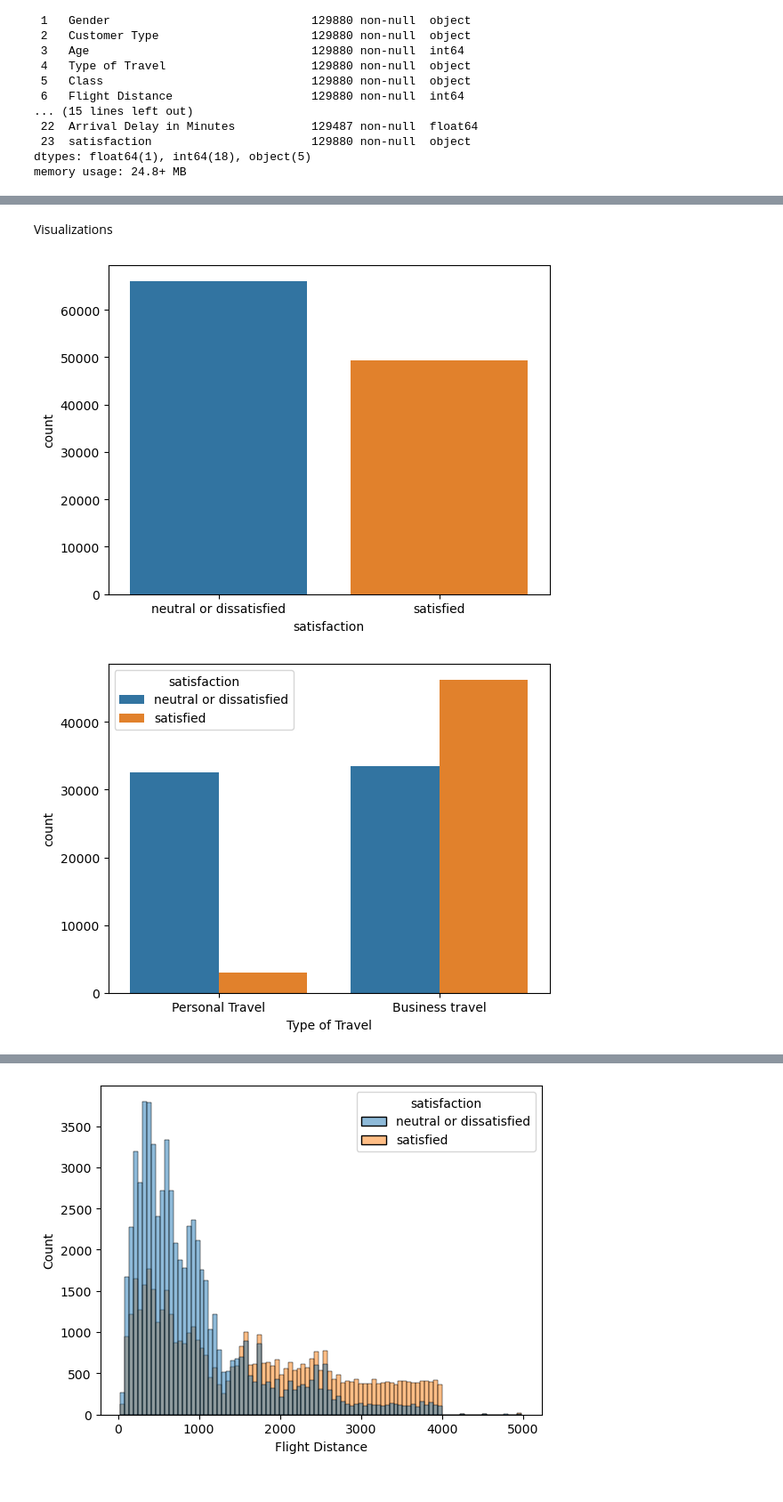
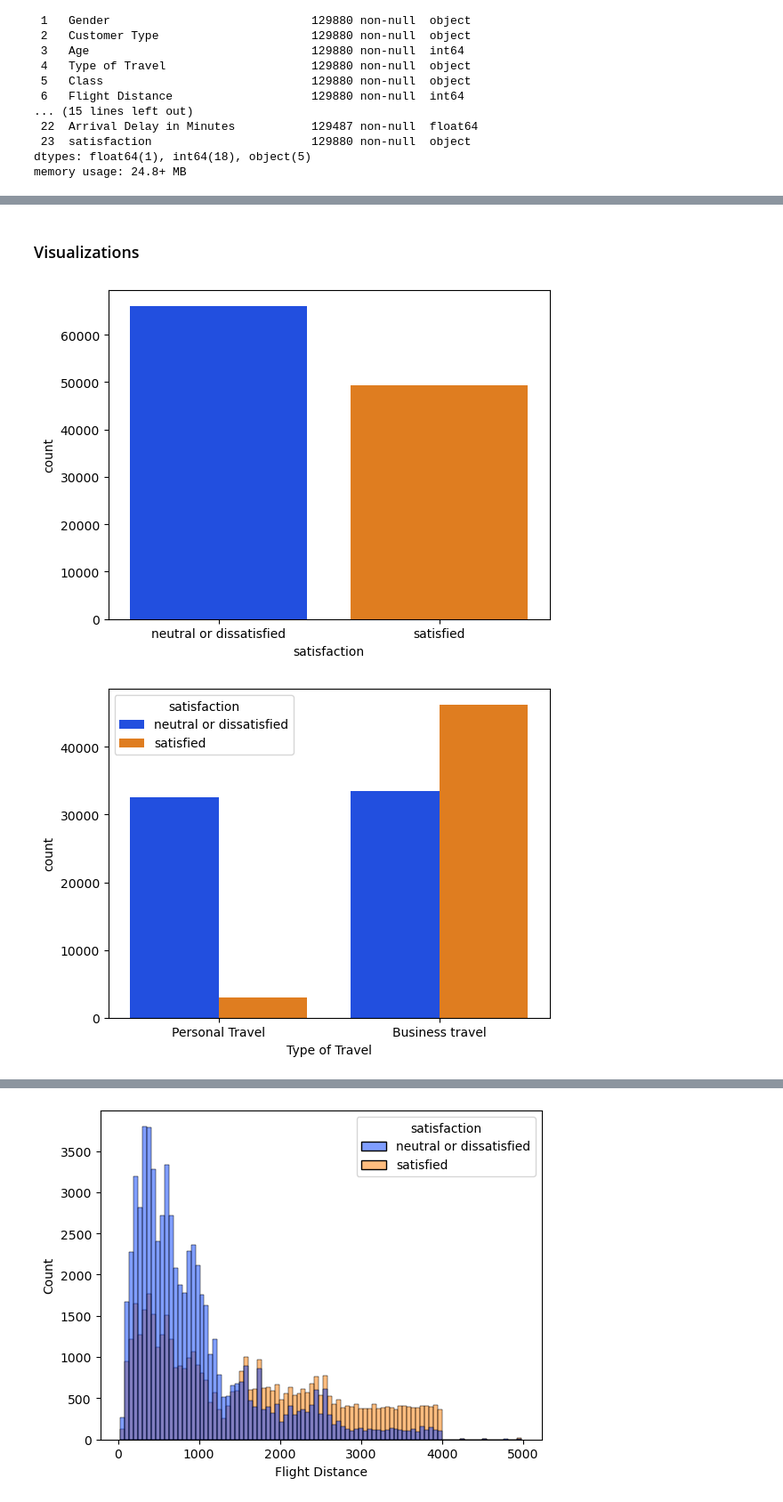
Before and after one commit to jishnu3000/airline-satisfaction, a Jupyter notebook: airline-satisfaction.ipynb, the cells around one changed output, grey strips where cells are left out. Shown: that part at 89% size. Saved outputs shown, nothing was run; the diff lists cells and outputs as text; code cells hidden in the pictures.

```diff
--- a/airline-satisfaction.ipynb
+++ b/airline-satisfaction.ipynb
@@ -64,5 +82,5 @@ zeroRatingRows = df[(df['Inflight wifi service']==0)|
 
 df.drop(zeroRatingRows, inplace=True)
 # %%
-df.drop(['id'], axis=1, inplace=True)
 df.reset_index(inplace=True)
+df.drop(['id', 'index'], axis=1, inplace=True)
@@ -101,13 +121,13 @@ df.describe()
-# %% [markdown]
-Visualizations
+# %% [markdown]
+### Visualizations
 # %%
-sns.countplot(data=df, x='satisfaction')
+sns.countplot(data=df, x='satisfaction', palette='bright')
 plt.show()
 # %% [output]
-[figure, old version]
+[figure, new version]
 # %%
-sns.countplot(data=df, x='Type of Travel', hue='satisfaction')
+sns.countplot(data=df, x='Type of Travel', hue='satisfaction', palette='bright')
 plt.show()
 # %% [output]
-[figure, old version]
+[figure, new version]
 # %%
```
Also changed, not shown: parts of 29 cells of this notebook.
